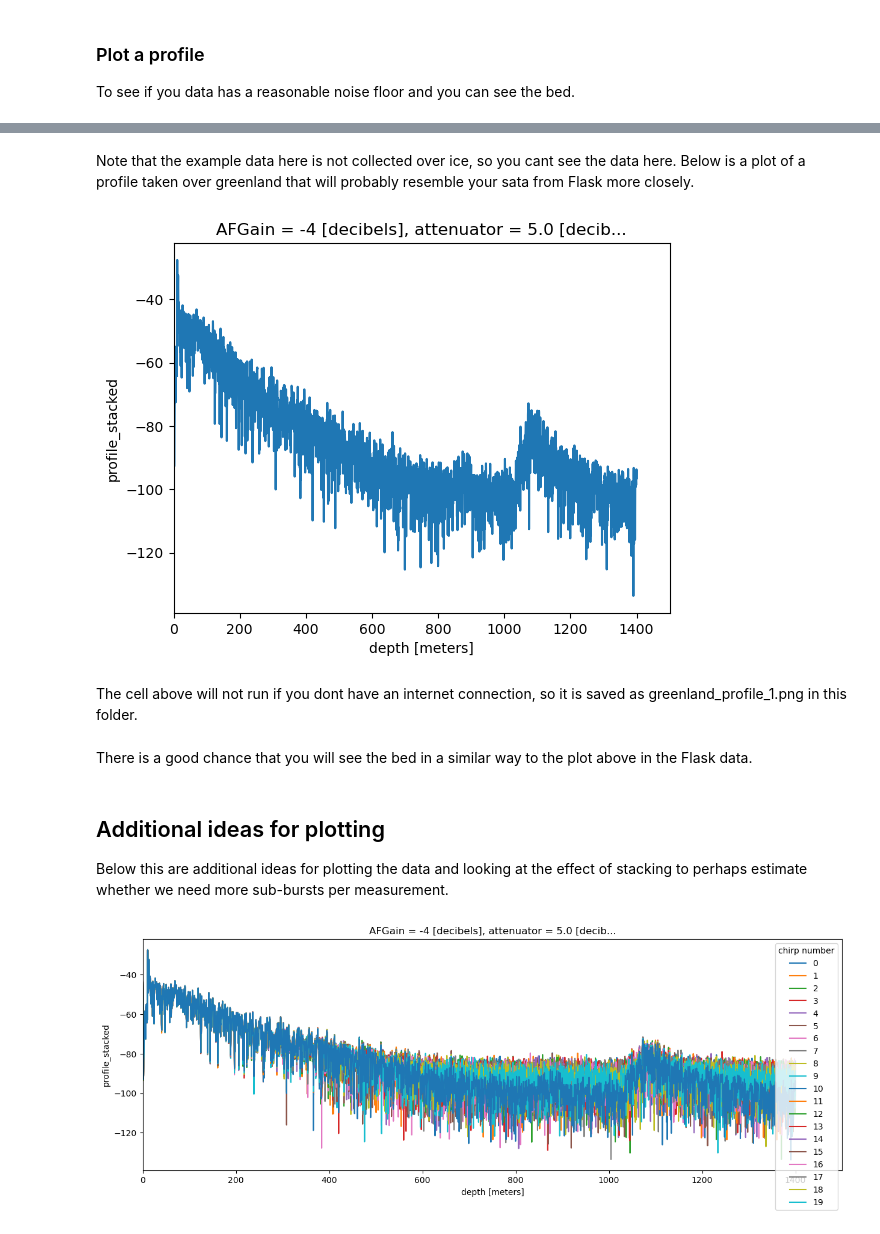
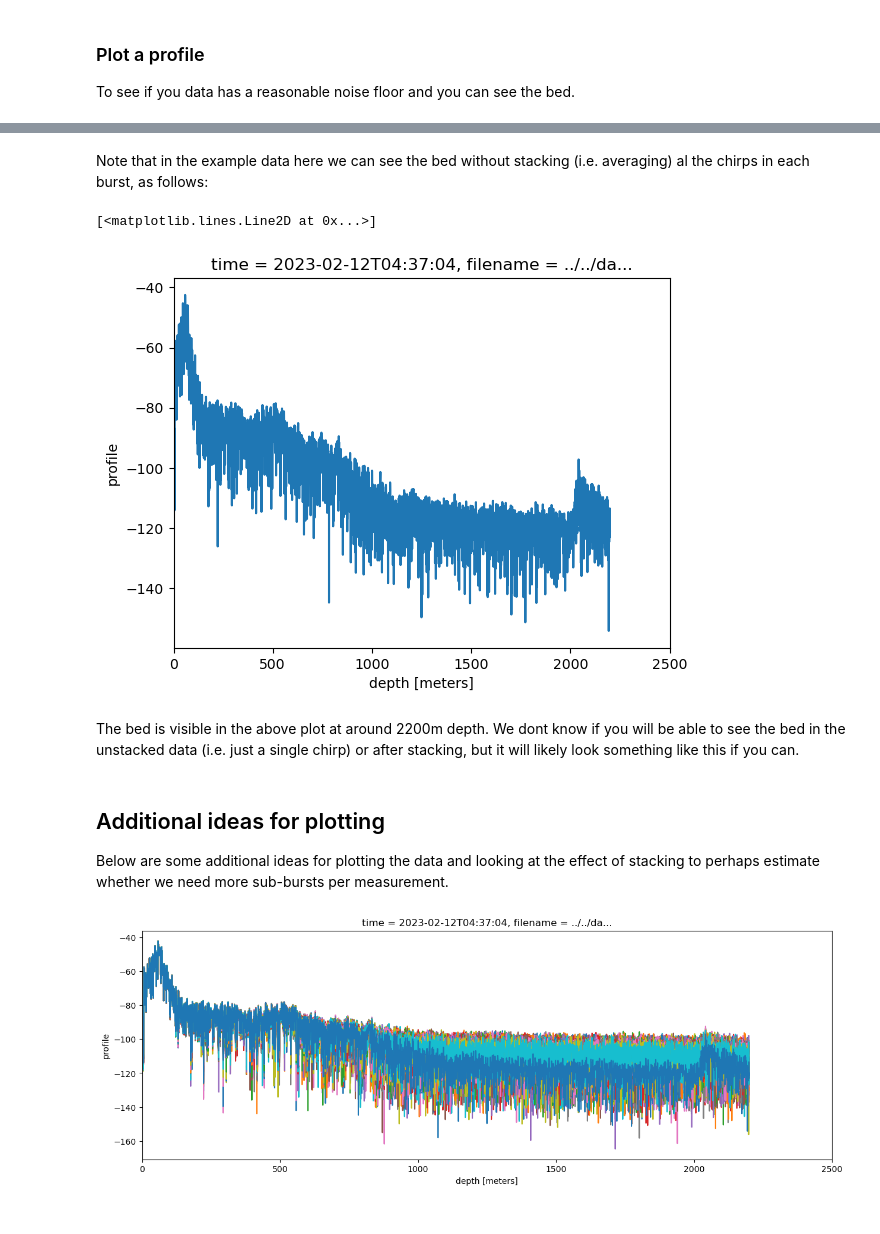
Before and after one commit to ldeo-glaciology/AntPen_NSF_NERC, a Jupyter notebook: code/apres/ApRES_deployment_QC_v1.ipynb, the cells around one changed output, grey strips where cells are left out. Saved outputs shown, nothing was run; the diff lists cells and outputs as text; code cells hidden in the pictures.

Commit message:
edit apres QC NB
added TG APRES data and use that in the notebook for demonstration. Also saved a pdf render

```diff
--- a/code/apres/ApRES_deployment_QC_v1.ipynb
+++ b/code/apres/ApRES_deployment_QC_v1.ipynb
@@ -24,3 +32,6 @@ directory = "../../data/apres-test-ldeo-may31-2024/data/DIR2024-05-31-1932"
+# %%
+# ../../data/TG is the relative path to a folder contining an example .dat file collected on Thwaites Glacier in 2023
+directory = "../../data/TG"
 # %% [markdown]
 ## Load the data
 # %%
@@ -100,23 +107,20 @@ unattended_data.isel(time=0, attenuator_setting_pair =0, chirp_num = 0).profile.
-# %% [markdown]
-Note that the example data here is not collected over ice, so you cant see the data here.
-Below is a plot of a profile taken over greenland that will probably resemble your sata from Flask more closely.
+# %% [markdown]
+Note that in the example data here we can see the bed without stacking (i.e. averaging) al the chirps in each burst, as follows:
 # %%
-greenland_data = xa.load.load_zarr()
-greenland_data.isel(time=2000, attenuator_setting_pair =0).profile_stacked.dB().plot(xlim = (0, 1500))
-plt.savefig('greenland_profile_1.png')
+unattended_data.isel(time=0, attenuator_setting_pair =0).profile.mean(dim='chirp_num').dB().plot(xlim = (0, 2500))
 # %% [output]
+[<matplotlib.lines.Line2D at 0x...>]
-[figure, old version]
+[figure, new version]
-# %% [markdown]
-The cell above will not run if you dont have an internet connection, so it is saved as greenland_profile_1.png in this folder.
-# %% [markdown]
-There is a good chance that you will see the bed in a similar way to the plot above in the Flask data.
+# %% [markdown]
+The bed is visible in the above plot at around 2200m depth.
+We dont know if you will be able to see the bed in the unstacked data (i.e. just a single chirp) or after stacking, but it will likely look something like this if you can.
 # %% [markdown]
 ## Additional ideas for plotting
-Below this are additional ideas for plotting the data and looking at the effect of stacking to perhaps estimate whether we need more sub-bursts per measurement.
+Below are some additional ideas for plotting the data and looking at the effect of stacking to perhaps estimate whether we need more sub-bursts per measurement.
 # %%
-greenland_data.isel(time=2000, attenuator_setting_pair =0).profile.dB().plot(x='profile_range', xlim = (0, 1500), hue = 'chirp_num', figsize = (15, 5));
-greenland_data.isel(time=2000, attenuator_setting_pair = 0).profile_stacked.dB().plot();
-plt.savefig('greenland_unstacked_and_stacked.png')
+unattended_data.isel(time=0, attenuator_setting_pair =0).profile.dB().plot(x='profile_range', xlim = (0, 2500), hue = 'chirp_num', figsize = (15, 5), add_legend = False);
+unattended_data.isel(time=0, attenuator_setting_pair = 0).profile.mean(dim='chirp_num').dB().plot(add_legend = False)
+plt.savefig('TG_unstacked_and_stacked.png')
 # %% [output]
-[figure, old version]
+[figure, new version]
 # %% [markdown]
```
Also changed, not shown: parts of 20 cells of this notebook, 9 other files.
